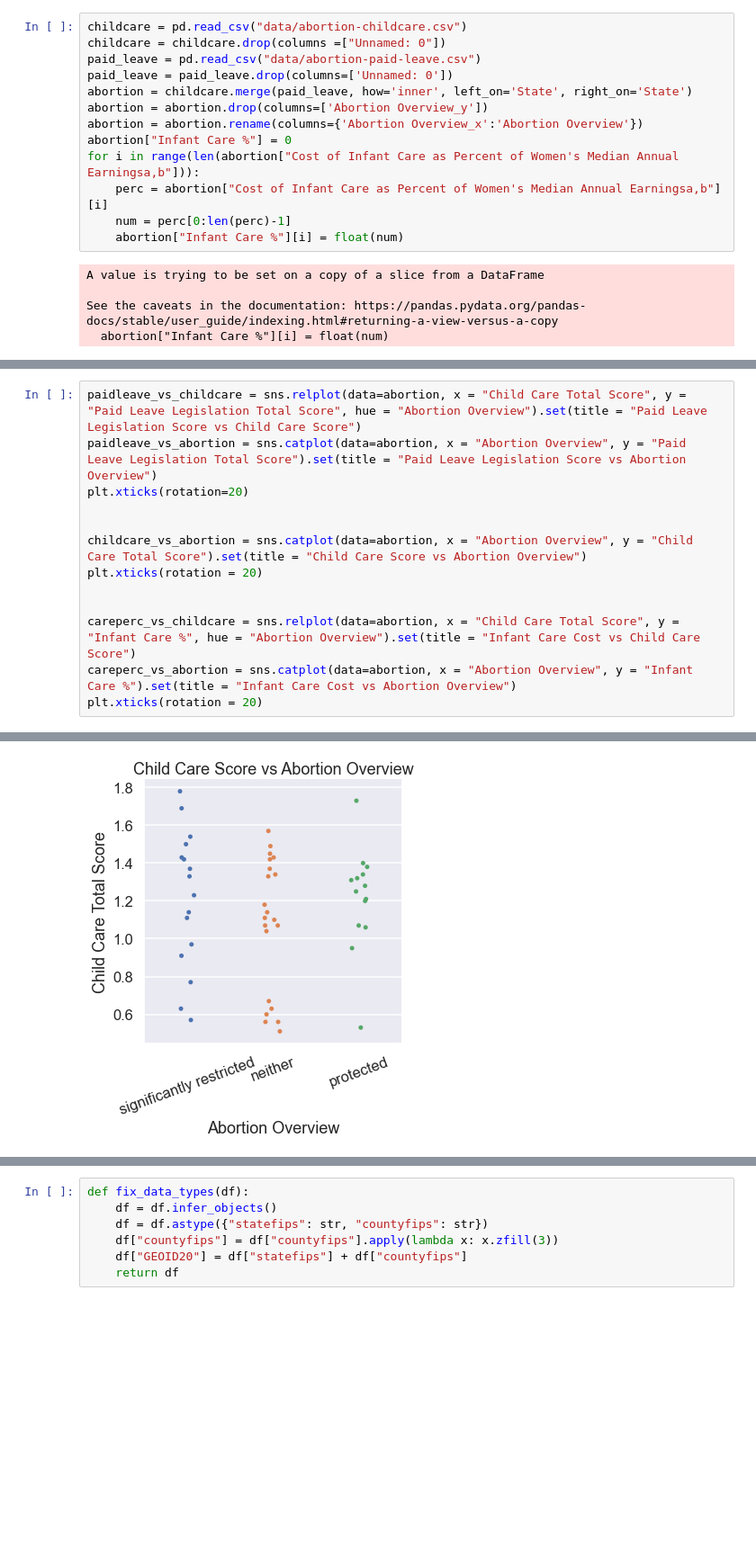
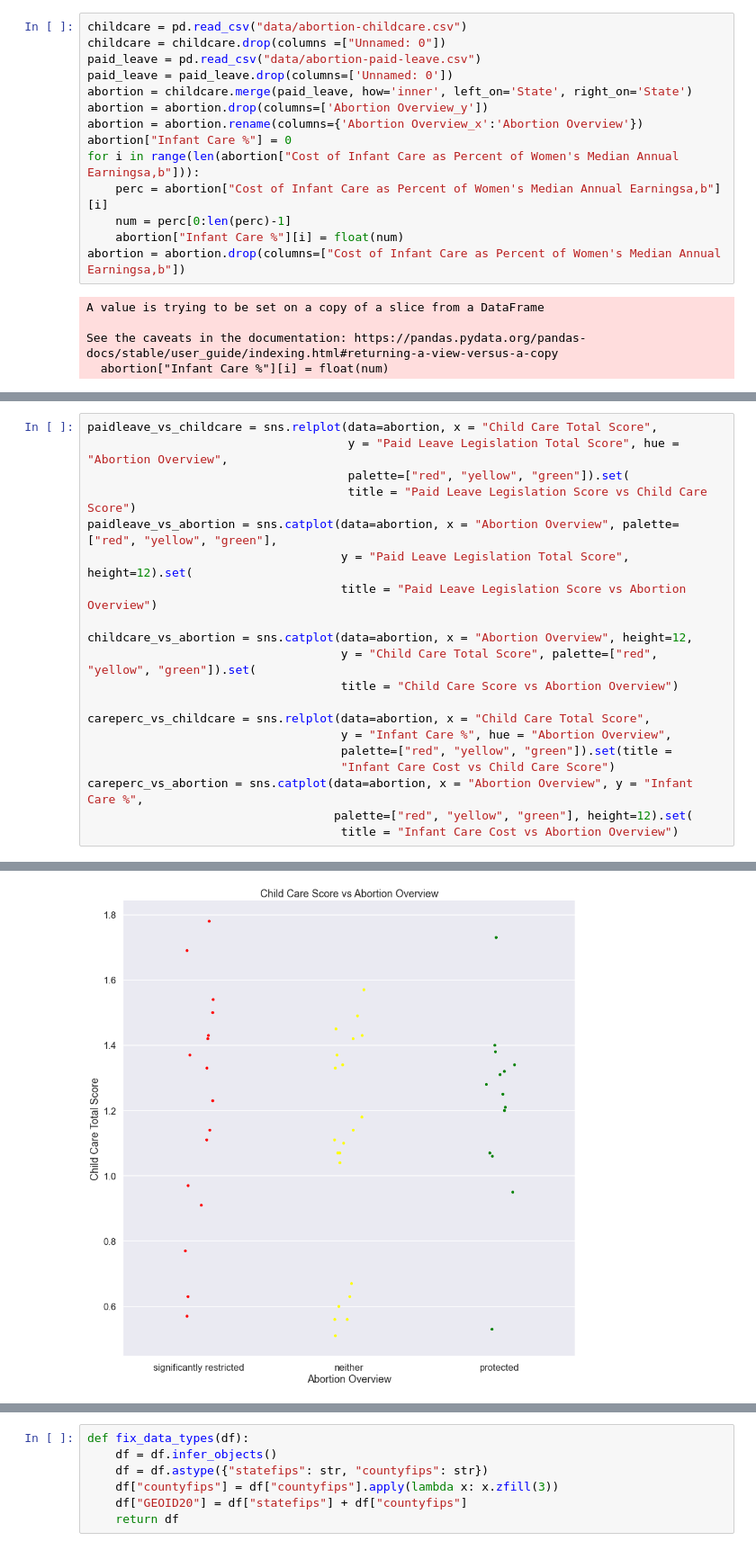
Before and after one commit to parkerfh/CS216_FinalProject, a Jupyter notebook: Parker_Data/National cleaned.ipynb, the cells around one changed output, grey strips where cells are left out. Shown: that part at 90% size. Drawn from its saved outputs; the diff is of its cells as text; blank space fills up the shorter version.

Commit message:
more visualizations added

```diff
--- a/Parker_Data/National cleaned.ipynb
+++ b/Parker_Data/National cleaned.ipynb
@@ -19,6 +19,7 @@ for i in range(len(abortion["Cost of Infant Care as Percent of Women's Median An
     perc = abortion["Cost of Infant Care as Percent of Women's Median Annual Earningsa,b"][i]
     num = perc[0:len(perc)-1]
     abortion["Infant Care %"][i] = float(num)
+abortion = abortion.drop(columns=["Cost of Infant Care as Percent of Women's Median Annual Earningsa,b"])
 # %% [output]
 A value is trying to be set on a copy of a slice from a DataFrame
 
@@ -36,14 +37,21 @@ abortion.head()
 # %%
-paidleave_vs_childcare = sns.relplot(data=abortion, x = "Child Care Total Score", y = "Paid Leave Legislation Total Score", hue = "Abortion Overview").set(title = "Paid Leave Legislation Score vs Child Care Score")
-paidleave_vs_abortion = sns.catplot(data=abortion, x = "Abortion Overview", y = "Paid Leave Legislation Total Score").set(title = "Paid Leave Legislation Score vs Abortion Overview")
-plt.xticks(rotation=20)
+paidleave_vs_childcare = sns.relplot(data=abortion, x = "Child Care Total Score",
+                                     y = "Paid Leave Legislation Total Score", hue = "Abortion Overview",
+                                     palette=["red", "yellow", "green"]).set(
+                                     title = "Paid Leave Legislation Score vs Child Care Score")
+paidleave_vs_abortion = sns.catplot(data=abortion, x = "Abortion Overview", palette=["red", "yellow", "green"],
+                                    y = "Paid Leave Legislation Total Score", height=12).set(
+                                    title = "Paid Leave Legislation Score vs Abortion Overview")
 
+childcare_vs_abortion = sns.catplot(data=abortion, x = "Abortion Overview", height=12,
+                                    y = "Child Care Total Score", palette=["red", "yellow", "green"]).set(
+                                    title = "Child Care Score vs Abortion Overview")
 
-childcare_vs_abortion = sns.catplot(data=abortion, x = "Abortion Overview", y = "Child Care Total Score").set(title = "Child Care Score vs Abortion Overview")
-plt.xticks(rotation = 20)
-
-
-careperc_vs_childcare = sns.relplot(data=abortion, x = "Child Care Total Score", y = "Infant Care %", hue = "Abortion Overview").set(title = "Infant Care Cost vs Child Care Score")
-careperc_vs_abortion = sns.catplot(data=abortion, x = "Abortion Overview", y = "Infant Care %").set(title = "Infant Care Cost vs Abortion Overview")
-plt.xticks(rotation = 20)
+careperc_vs_childcare = sns.relplot(data=abortion, x = "Child Care Total Score",
+                                    y = "Infant Care %", hue = "Abortion Overview",
+                                    palette=["red", "yellow", "green"]).set(title =
+                                    "Infant Care Cost vs Child Care Score")
+careperc_vs_abortion = sns.catplot(data=abortion, x = "Abortion Overview", y = "Infant Care %",
+                                   palette=["red", "yellow", "green"], height=12).set(
+                                    title = "Infant Care Cost vs Abortion Overview")
 # %% [output]
@@ -56 +60 @@ plt.xticks(rotation = 20)
-[figure, old version]
+[figure, new version]
```
Also changed, not shown: parts of 19 cells of this notebook.
